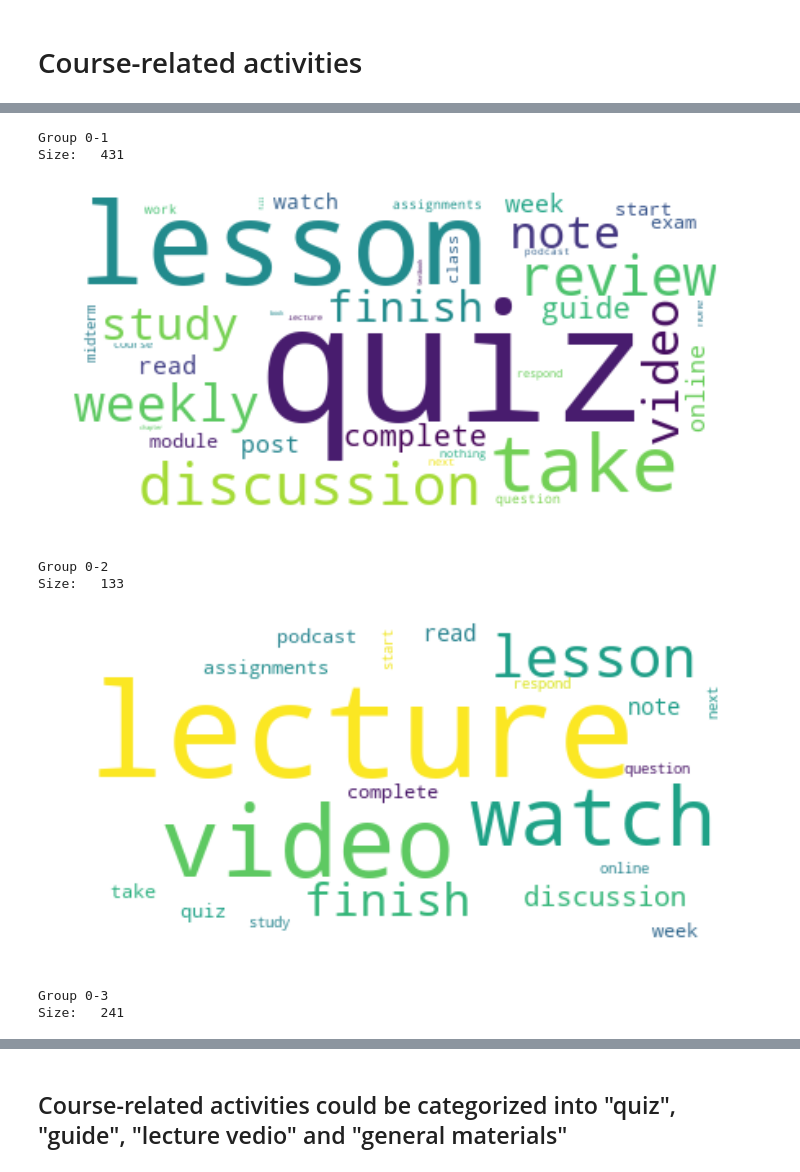
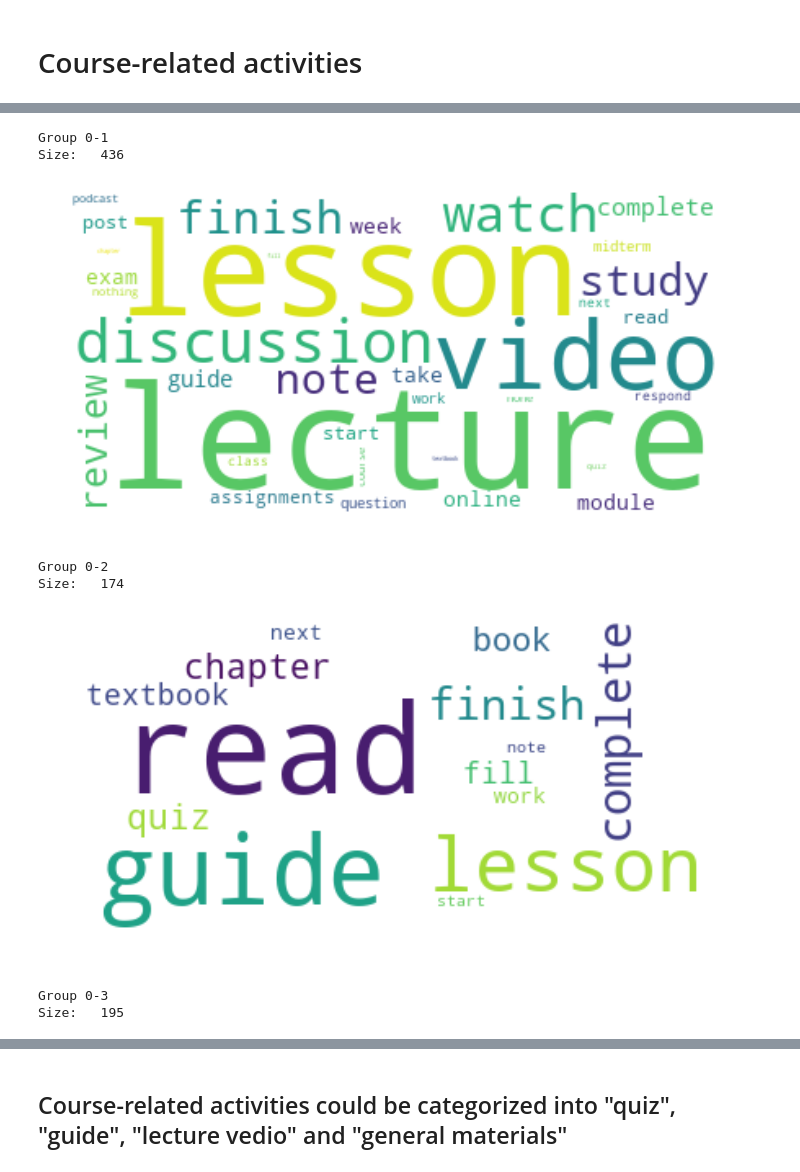
Before and after one commit to hanweny/DMOL, a Jupyter notebook: clustering/activities_unsupervised_clustering.ipynb, the cells around one changed output, grey strips where cells are left out. Cells and saved outputs as stored; diff of their text form; code cells hidden in the pictures.

```diff
--- a/clustering/activities_unsupervised_clustering.ipynb
+++ b/clustering/activities_unsupervised_clustering.ipynb
@@ -110,14 +112,14 @@ generate_wordcloud(preprocessed_cact)
 # %%
-vectorizer_params = {"min_df": 5, "max_df": 500, "lowercase": True, "stop_words": STOPWORDS, "ngram_range": (1, 4)}
+vectorizer_params = {"min_df": 5, "max_df": 500, "lowercase": True, "stop_words": STOPWORDS, "ngram_range": (1, 1)}
 clustering_params = {"n_clusters": 3, "random_state": 3}
 classifier_cact_kmeans, vectorizer_cact_kmeans = unsupervised_checking(preprocessed_cact, tf_idf = True, kMeans = True,
                                    vectorizer_params = vectorizer_params, clustering_params = clustering_params)
 # %% [output]
 Group 0-1
-Size:   431
+Size:   436
-[figure, old version]
+[figure, new version]
 Group 0-2
-Size:   133
+Size:   174
-[figure, old version]
+[figure, new version]
 Group 0-3
-Size:   241
+Size:   195
```
Also changed, not shown: parts of 7 cells of this notebook, 5 other files.
